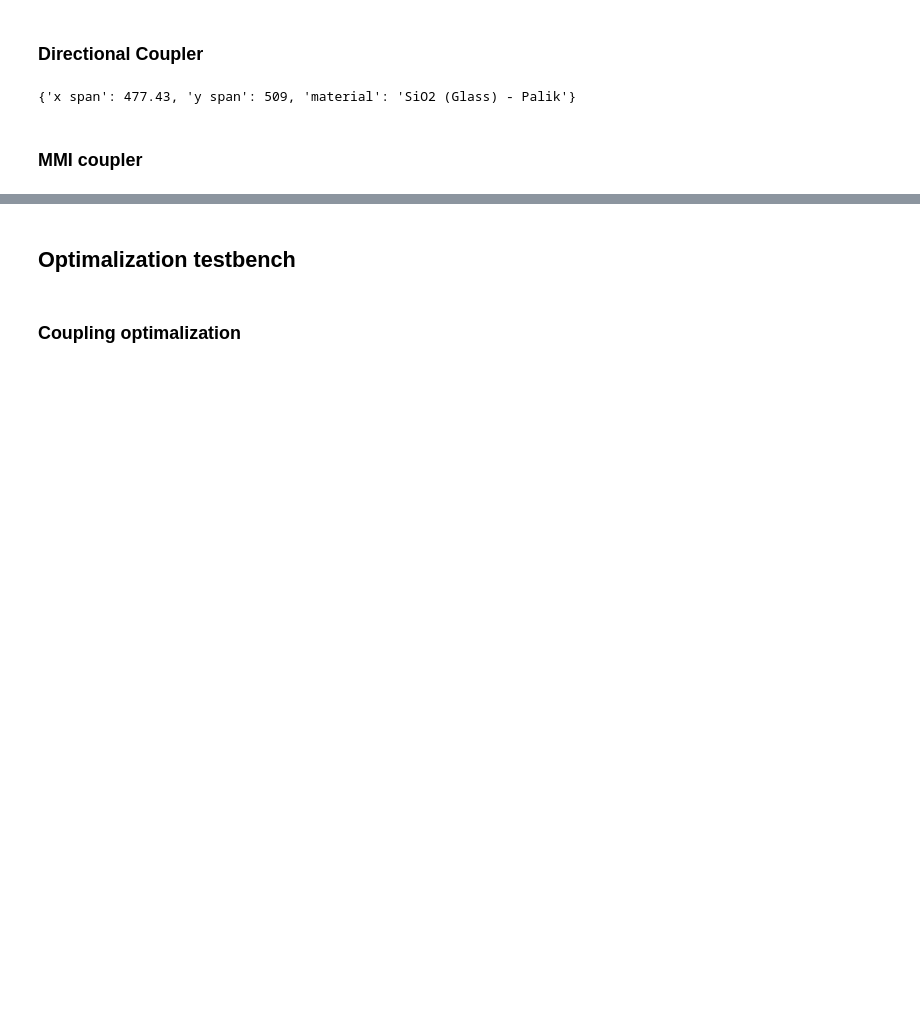
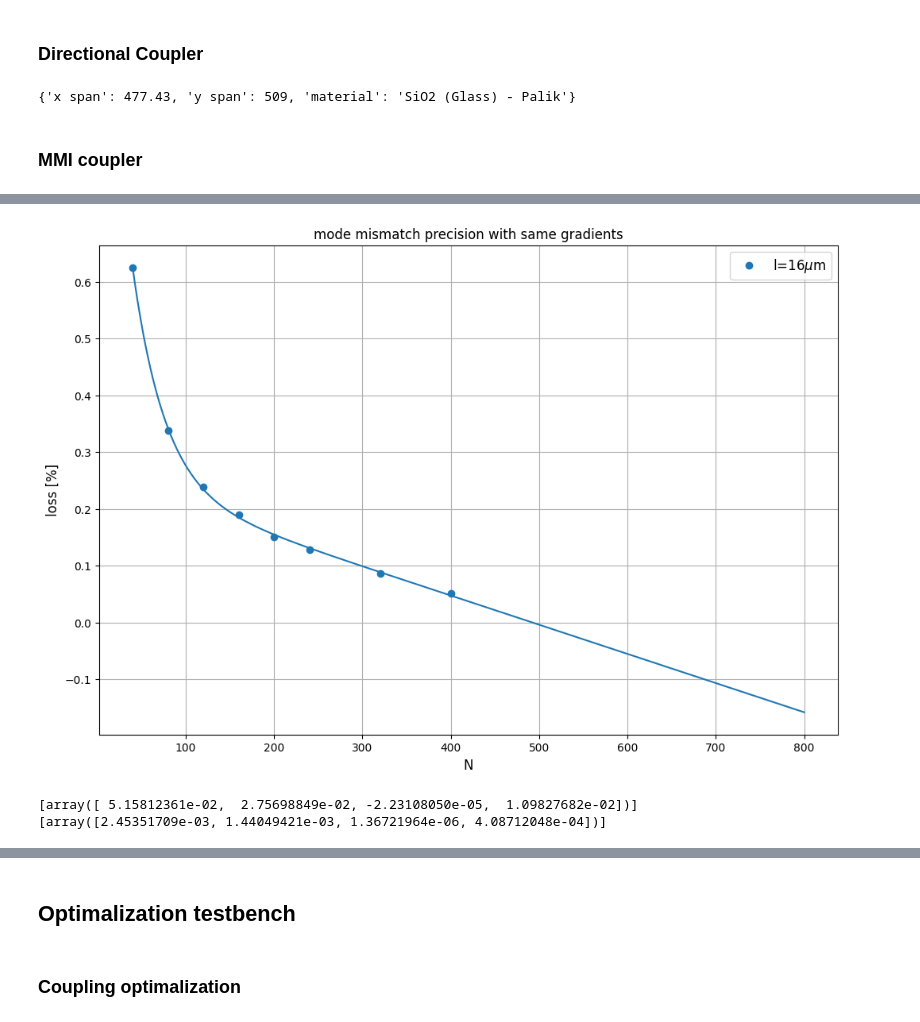
Before and after one commit to Szyli/Bell-decomposition, a Jupyter notebook: test_sMZI.ipynb, the cells around one changed output, grey strips where cells are left out. Cells and saved outputs as stored; diff of their text form; code cells hidden in the pictures; blank space fills up the shorter version.

```diff
--- a/test_sMZI.ipynb
+++ b/test_sMZI.ipynb
@@ -612,0 +1089,28 @@ FDTD was selected.
+# %%
+deletion_script = "select('mode_1');\n"\
+            "delete;\n"\
+            "select('mode_2::upper layer 2::S-bend in mode_2 upper layer');\n"\
+            "delete;\n"\
+            "select('mode_2::upper layer 2::taper out mode_2 upper layer');\n"\
+            "delete;\n"\
+            "select('mode_2::upper layer 2::straight connector out mode_2 upper layer');\n"\
+            "delete;\n"\
+            "select('mode_2::upper layer 2::S-bend out mode_2 upper layer');\n"\
+            "delete;\n"\
+            "select('mode_2::lower layer 2::S-bend in mode_2 lower layer');\n"\
+            "delete;\n"\
+            "select('mode_2::lower layer 2::taper out mode_2 lower layer');\n"\
+            "delete;\n"\
+            "select('mode_2::lower layer 2::straight connector out mode_2 lower layer');\n"\
+            "delete;\n"\
+            "select('mode_2::lower layer 2::S-bend out mode_2 lower layer');\n"\
+            "delete;\n"\
+            "select('cladding');\n"\
+            "delete;\n"
+
+coupling_gap = 2
+lengths = [16, 20, 25, 30, 35, 40]
+w = 4
+
+source = "D:/Interferometer/Decomp/simulations/MMI/our_design/MMI_opt/limit_test/mismatches/auto_compare/sweep_converge/"
+script_name = "mmm_auto_converge"
@@ -612,0 +1207,24 @@ FDTD was selected.
+# %%
+test_1 = data_reader("results/data/g2_l16_w4.txt", source=source)
+test_2 = data_reader("results/data/g2_l20_w4.txt", source=source)
+test_3 = data_reader("results/data/g2_l25_w4.txt", source=source)
+test_4 = data_reader("results/data/g2_l30_w4.txt", source=source)
+test_5 = data_reader("results/data/g2_l35_w4.txt", source=source)
+test_6 = data_reader("results/data/g2_l40_w4.txt", source=source)
+
+# data_group = [test_1, test_2, test_3, test_4, test_5, test_6]
+data_group = [test_6]
+
+par,per,asys = plot_n_fit(data_group, lengths, "l",
+                        n_in=len(data_group),xlabel="N",ylabel="loss [%]",
+                        tit="mode mismatch precision with same gradients",
+                        fitfunc=2, error_in_db=False,
+                        leg_as=False, p0=[1, 0.01, -0.001, 0])
+# %% [output]
+[figure, added]
+# %%
+print(par)
+print(per)
+# %% [output]
+[array([ 5.15812361e-02,  2.75698849e-02, -2.23108050e-05,  1.09827682e-02])]
+[array([2.45351709e-03, 1.44049421e-03, 1.36721964e-06, 4.08712048e-04])]
```
Also changed, not shown: parts of 67 cells of this notebook.
